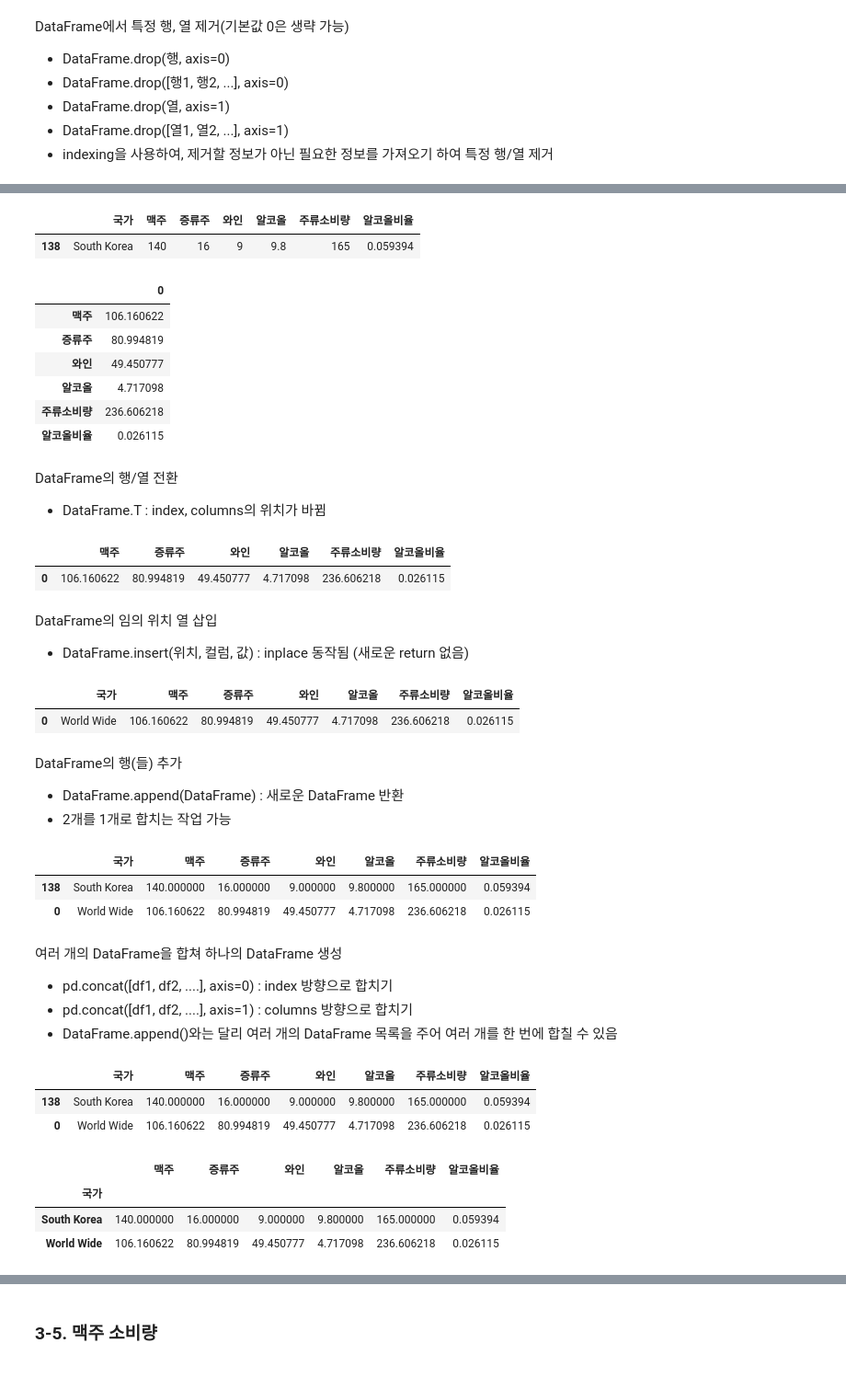
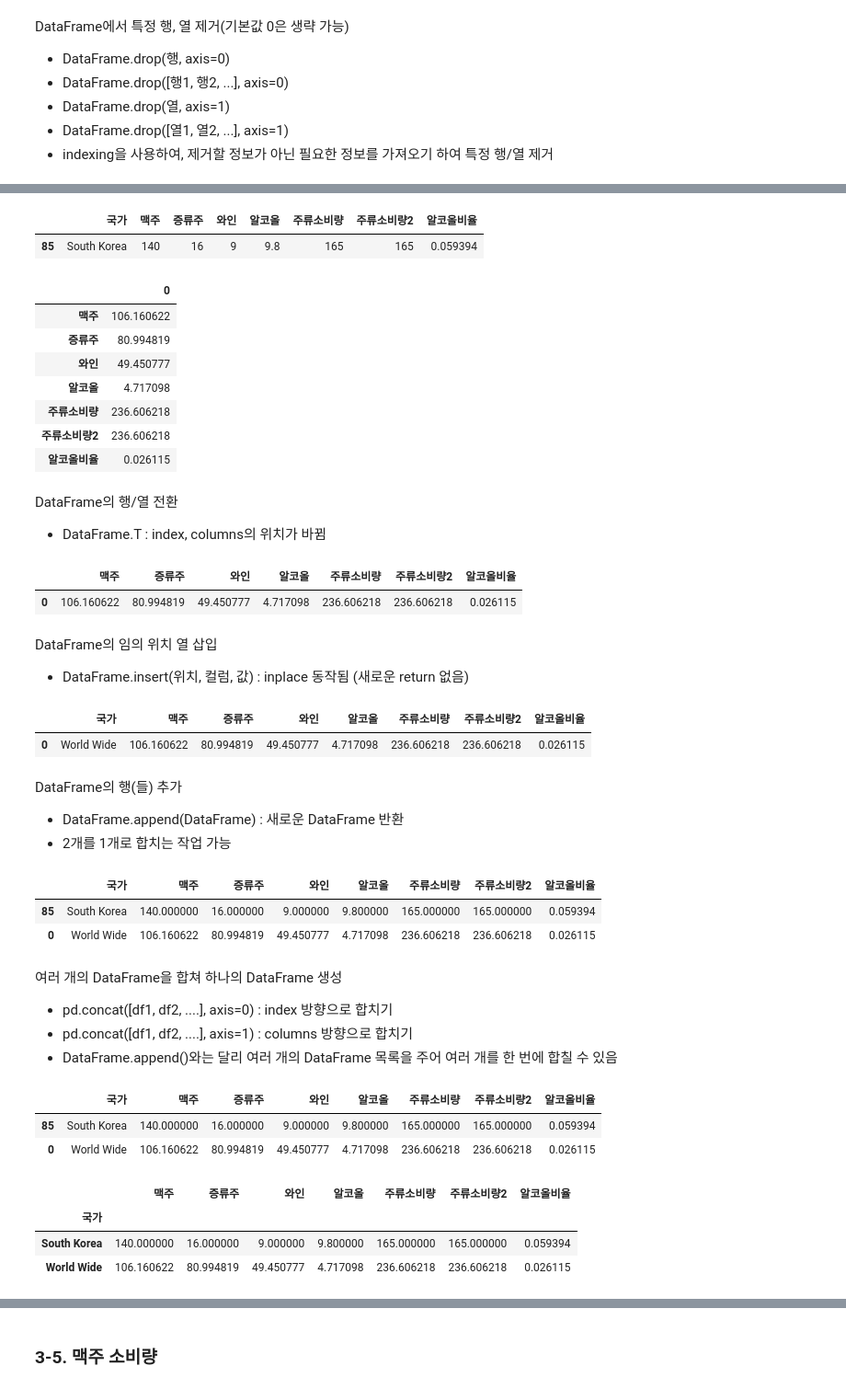
Before and after one commit to localtic/bigdata, a Jupyter notebook: [pandas_02]_drinks_LAB.ipynb, the cells around one changed output, grey strips where cells are left out. Shown at 92% size. Drawn from its saved outputs; the diff is of its cells as text; code cells hidden in the pictures.

```diff
--- a/[pandas_02]_drinks_LAB.ipynb
+++ b/[pandas_02]_drinks_LAB.ipynb
@@ -652,15 +681,15 @@ DataFrame에서 특정 행, 열 제거(기본값 0은 생략 가능)
 # %%
 # [2-39] korea에 대륙 정보가 제거된 정보를 다시 저장합니다.
-korea =
+korea = korea.drop('대륙', axis=1)
 korea
 # %% [output]
-|  | 국가 | 맥주 | 증류주 | 와인 | 알코올 | 주류소비량 | 알코올비율 |
-| 138 | South Korea | 140 | 16 | 9 | 9.8 | 165 | 0.059394 |
+|  | 국가 | 맥주 | 증류주 | 와인 | 알코올 | 주류소비량 | 주류소비량2 | 알코올비율 |
+| 85 | South Korea | 140 | 16 | 9 | 9.8 | 165 | 165 | 0.059394 |
 # %%
-# [2-40] 세계의 각 컬럼별 평균을 구하여 DataFrame으로 만들고,
+# [2-40] 세계의 각 컬럼별 평균을 구하여 DataFrame으로 만들고, -> pd.DataFrame()
 # worldwide라는 이름을 지정합니다
 # 세계의 각 컬럼별 평균은 DataFrame.mean()을 사용합니다.
-worldwide =
+worldwide = pd.DataFrame(df.mean())
 worldwide
 # %% [output]
 |  | 0 |
@@ -669,38 +698,42 @@ worldwide
 | 와인 | 49.450777 |
 | 알코올 | 4.717098 |
 | 주류소비량 | 236.606218 |
+| 주류소비량2 | 236.606218 |
 | 알코올비율 | 0.026115 |
 # %% [markdown]
 DataFrame의 행/열 전환
 - DataFrame.T : index, columns의 위치가 바뀜
 # %%
 # [2-41] worldwide의 행과 열을 전환해 wwT로 저장합니다.
-wwT =
+wwT = worldwide.T
 wwT
 # %% [output]
-|  | 맥주 | 증류주 | 와인 | 알코올 | 주류소비량 | 알코올비율 |
-| 0 | 106.160622 | 80.994819 | 49.450777 | 4.717098 | 236.606218 | 0.026115 |
+|  | 맥주 | 증류주 | 와인 | 알코올 | 주류소비량 | 주류소비량2 | 알코올비율 |
+| 0 | 106.160622 | 80.994819 | 49.450777 | 4.717098 | 236.606218 | 236.606218 | 0.026115 |
 # %% [markdown]
 DataFrame의 임의 위치 열 삽입
 - DataFrame.insert(위치, 컬럼, 값) : inplace 동작됨 (새로운 return 없음)
 # %%
 # [2-42] wwT의 맨 앞에 '국가' 컬럼을 'World Wide' 값으로 추가합니다.
-# 여러 번 추가하면 안됨
+# 여러 번 추가하면 안 됨
+# 값 여러 개면 리스트로
+wwT.insert(0, '국가', 'World Wide')
+wwT
 # %% [output]
-|  | 국가 | 맥주 | 증류주 | 와인 | 알코올 | 주류소비량 | 알코올비율 |
-| 0 | World Wide | 106.160622 | 80.994819 | 49.450777 | 4.717098 | 236.606218 | 0.026115 |
+|  | 국가 | 맥주 | 증류주 | 와인 | 알코올 | 주류소비량 | 주류소비량2 | 알코올비율 |
+| 0 | World Wide | 106.160622 | 80.994819 | 49.450777 | 4.717098 | 236.606218 | 236.606218 | 0.026115 |
 # %% [markdown]
 DataFrame의 행(들) 추가
 - DataFrame.append(DataFrame) : 새로운 DataFrame 반환
 - 2개를 1개로 합치는 작업 가능
 # %%
 # [2-43] korea 뒤에 wwT를 추가하여 compT 로 이름 붙입니다
-compT =
+compT = korea.append(wwT)
 compT
 # %% [output]
-|  | 국가 | 맥주 | 증류주 | 와인 | 알코올 | 주류소비량 | 알코올비율 |
-| 138 | South Korea | 140.000000 | 16.000000 | 9.000000 | 9.800000 | 165.000000 | 0.059394 |
-| 0 | World Wide | 106.160622 | 80.994819 | 49.450777 | 4.717098 | 236.606218 | 0.026115 |
+|  | 국가 | 맥주 | 증류주 | 와인 | 알코올 | 주류소비량 | 주류소비량2 | 알코올비율 |
+| 85 | South Korea | 140.000000 | 16.000000 | 9.000000 | 9.800000 | 165.000000 | 165.000000 | 0.059394 |
+| 0 | World Wide | 106.160622 | 80.994819 | 49.450777 | 4.717098 | 236.606218 | 236.606218 | 0.026115 |
 # %%
 # 한국의 맥주 및 알코올 소비량이 전세계 맥주 소비량보다 많은 것을 알 수 있습니다.
 # %% [markdown]
@@ -710,20 +743,20 @@ compT
 - DataFrame.append()와는 달리 여러 개의 DataFrame 목록을 주어 여러 개를 한 번에 합칠 수 있음
 # %%
 # [2-44] wwT와 korea 를 합쳐 하나의 DataFrame을 생성하여 df2로 저장합니다.
-df2 =
+df2 = pd.concat([korea, wwT])
 df2
 # %% [output]
-|  | 국가 | 맥주 | 증류주 | 와인 | 알코올 | 주류소비량 | 알코올비율 |
-| 138 | South Korea | 140.000000 | 16.000000 | 9.000000 | 9.800000 | 165.000000 | 0.059394 |
-| 0 | World Wide | 106.160622 | 80.994819 | 49.450777 | 4.717098 | 236.606218 | 0.026115 |
+|  | 국가 | 맥주 | 증류주 | 와인 | 알코올 | 주류소비량 | 주류소비량2 | 알코올비율 |
+| 85 | South Korea | 140.000000 | 16.000000 | 9.000000 | 9.800000 | 165.000000 | 165.000000 | 0.059394 |
+| 0 | World Wide | 106.160622 | 80.994819 | 49.450777 | 4.717098 | 236.606218 | 236.606218 | 0.026115 |
 # %%
 # [2-45] df2를 '국가' 컬럼을 index로 설정하여 df3으로 저장합니다
-df3 =
+df3 = df2.set_index('국가')
 df3
 # %% [output]
-|  | 맥주 | 증류주 | 와인 | 알코올 | 주류소비량 | 알코올비율 |
-| 국가 |  |  |  |  |  |  |
-| South Korea | 140.000000 | 16.000000 | 9.000000 | 9.800000 | 165.000000 | 0.059394 |
-| World Wide | 106.160622 | 80.994819 | 49.450777 | 4.717098 | 236.606218 | 0.026115 |
+|  | 맥주 | 증류주 | 와인 | 알코올 | 주류소비량 | 주류소비량2 | 알코올비율 |
+| 국가 |  |  |  |  |  |  |  |
+| South Korea | 140.000000 | 16.000000 | 9.000000 | 9.800000 | 165.000000 | 165.000000 | 0.059394 |
+| World Wide | 106.160622 | 80.994819 | 49.450777 | 4.717098 | 236.606218 | 236.606218 | 0.026115 |
 # %%
 # [2-46] df3의 행,열을 전환하여 출력합니다.
```
Also changed, not shown: parts of 29 cells of this notebook.
